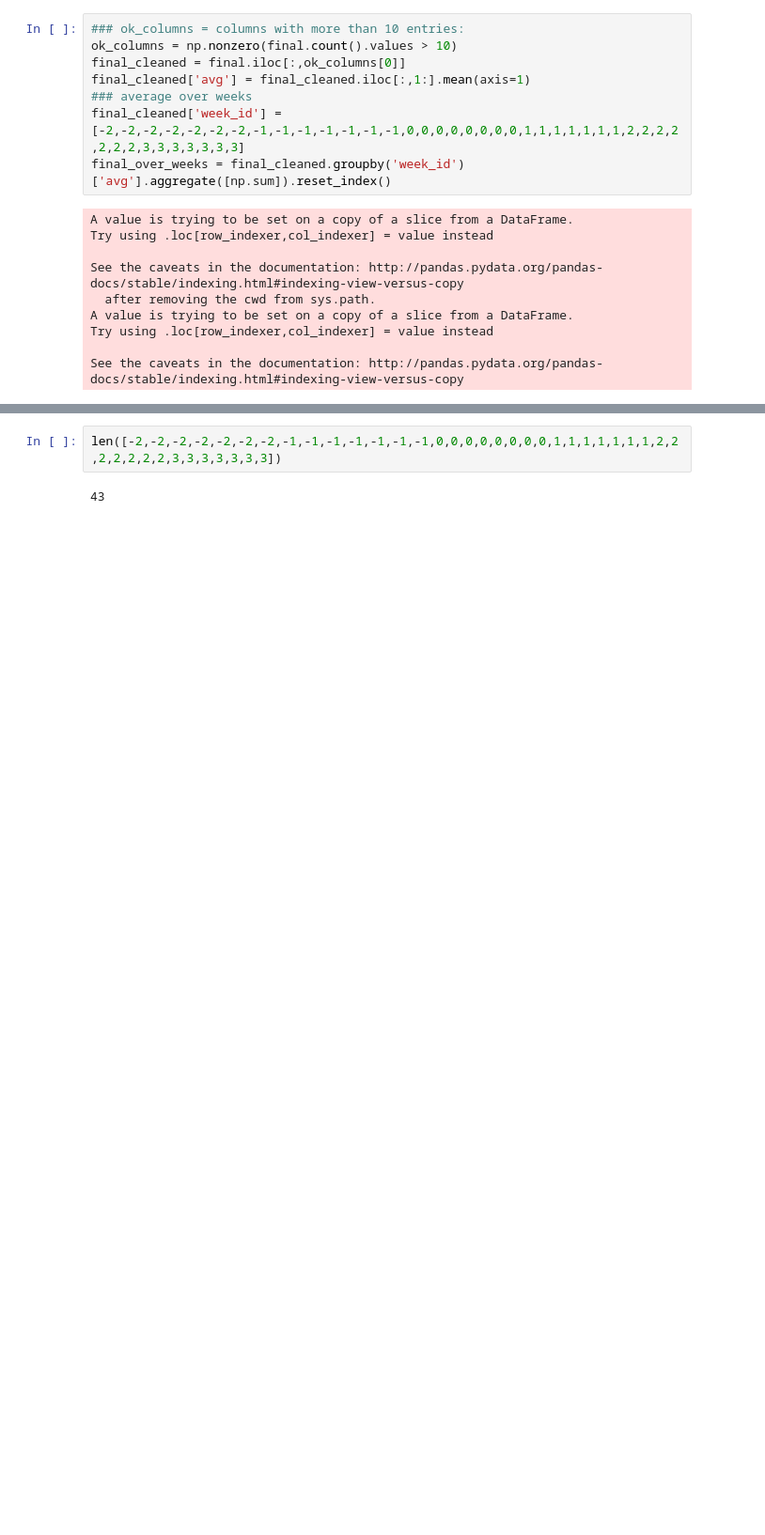
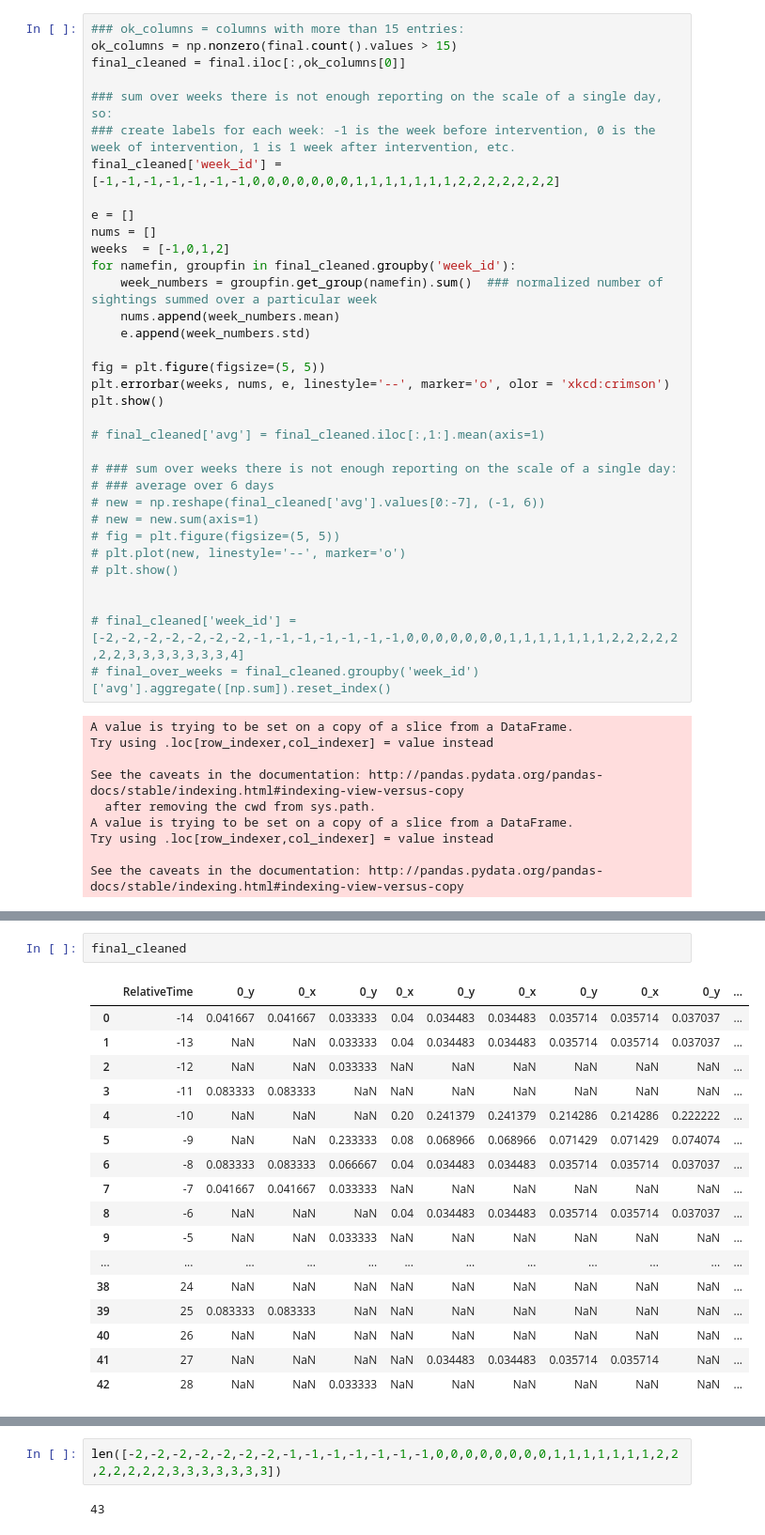
Before and after one commit to anahocevar/DataIncubatorApplicationFeb2018, a Jupyter notebook: Rats.ipynb, the cells around one changed output, grey strips where cells are left out. Shown at 94% size. Saved outputs shown, nothing was run; the diff lists cells and outputs as text; blank space fills up the shorter version.

```diff
--- a/Rats.ipynb
+++ b/Rats.ipynb
@@ -155,13 +155,39 @@ for name, group in bait_interventions.groupby('YearMonthDay'):
                 ### final = a dataframe with normalized number of sightings measured in relative time in square around baiting intervention
                 final = pd.merge(final, sightings_in_sq_final.iloc[:,1:3], on='RelativeTime', how='left')
 # %%
-### ok_columns = columns with more than 10 entries:
-ok_columns = np.nonzero(final.count().values > 10)
+### ok_columns = columns with more than 15 entries:
+ok_columns = np.nonzero(final.count().values > 15)
 final_cleaned = final.iloc[:,ok_columns[0]]
-final_cleaned['avg'] = final_cleaned.iloc[:,1:].mean(axis=1)
-### average over weeks
-final_cleaned['week_id'] = [-2,-2,-2,-2,-2,-2,-2,-1,-1,-1,-1,-1,-1,-1,0,0,0,0,0,0,0,0,1,1,1,1,1,1,1,2,2,2,2,2,2,2,3,3,3,3,3,3,3]
-final_over_weeks = final_cleaned.groupby('week_id')['avg'].aggregate([np.sum]).reset_index()
+
+### sum over weeks there is not enough reporting on the scale of a single day, so:
+### create labels for each week: -1 is the week before intervention, 0 is the week of intervention, 1 is 1 week after intervention, etc.
+final_cleaned['week_id'] = [-1,-1,-1,-1,-1,-1,-1,0,0,0,0,0,0,0,1,1,1,1,1,1,1,2,2,2,2,2,2,2]
+
+e = []
+nums = []
+weeks  = [-1,0,1,2]
+for namefin, groupfin in final_cleaned.groupby('week_id'):
+    week_numbers = groupfin.get_group(namefin).sum()  ### normalized number of sightings summed over a particular week
+    nums.append(week_numbers.mean)
+    e.append(week_numbers.std)
+
+fig = plt.figure(figsize=(5, 5))
+plt.errorbar(weeks, nums, e, linestyle='--', marker='o', olor = 'xkcd:crimson')
+plt.show()
+
+# final_cleaned['avg'] = final_cleaned.iloc[:,1:].mean(axis=1)
+
+# ### sum over weeks there is not enough reporting on the scale of a single day:
+# ### average over 6 days
+# new = np.reshape(final_cleaned['avg'].values[0:-7], (-1, 6))
+# new = new.sum(axis=1)
+# fig = plt.figure(figsize=(5, 5))
+# plt.plot(new, linestyle='--', marker='o')
+# plt.show()
+
+
+# final_cleaned['week_id'] = [-2,-2,-2,-2,-2,-2,-2,-1,-1,-1,-1,-1,-1,-1,0,0,0,0,0,0,0,1,1,1,1,1,1,1,2,2,2,2,2,2,2,3,3,3,3,3,3,3,4]
+# final_over_weeks = final_cleaned.groupby('week_id')['avg'].aggregate([np.sum]).reset_index()
 # %% [output]
 A value is trying to be set on a copy of a slice from a DataFrame.
 Try using .loc[row_indexer,col_indexer] = value instead
@@ -212,0 +247,20 @@ np.nonzero(final.count().values > 10)
+# %%
+final_cleaned
+# %% [output]
+|  | RelativeTime | 0_y | 0_x | 0_y | 0_x | 0_y | 0_x | 0_y | 0_x | 0_y | ... |
+| 0 | -14 | 0.041667 | 0.041667 | 0.033333 | 0.04 | 0.034483 | 0.034483 | 0.035714 | 0.035714 | 0.037037 | ... |
+| 1 | -13 | NaN | NaN | 0.033333 | 0.04 | 0.034483 | 0.034483 | 0.035714 | 0.035714 | 0.037037 | ... |
+| 2 | -12 | NaN | NaN | 0.033333 | NaN | NaN | NaN | NaN | NaN | NaN | ... |
+| 3 | -11 | 0.083333 | 0.083333 | NaN | NaN | NaN | NaN | NaN | NaN | NaN | ... |
+| 4 | -10 | NaN | NaN | NaN | 0.20 | 0.241379 | 0.241379 | 0.214286 | 0.214286 | 0.222222 | ... |
+| 5 | -9 | NaN | NaN | 0.233333 | 0.08 | 0.068966 | 0.068966 | 0.071429 | 0.071429 | 0.074074 | ... |
+| 6 | -8 | 0.083333 | 0.083333 | 0.066667 | 0.04 | 0.034483 | 0.034483 | 0.035714 | 0.035714 | 0.037037 | ... |
+| 7 | -7 | 0.041667 | 0.041667 | 0.033333 | NaN | NaN | NaN | NaN | NaN | NaN | ... |
+| 8 | -6 | NaN | NaN | NaN | 0.04 | 0.034483 | 0.034483 | 0.035714 | 0.035714 | 0.037037 | ... |
+| 9 | -5 | NaN | NaN | 0.033333 | NaN | NaN | NaN | NaN | NaN | NaN | ... |
+| ... | ... | ... | ... | ... | ... | ... | ... | ... | ... | ... | ... |
+| 38 | 24 | NaN | NaN | NaN | NaN | NaN | NaN | NaN | NaN | NaN | ... |
+| 39 | 25 | 0.083333 | 0.083333 | NaN | NaN | NaN | NaN | NaN | NaN | NaN | ... |
+| 40 | 26 | NaN | NaN | NaN | NaN | NaN | NaN | NaN | NaN | NaN | ... |
+| 41 | 27 | NaN | NaN | NaN | NaN | 0.034483 | 0.034483 | 0.035714 | 0.035714 | NaN | ... |
+| 42 | 28 | NaN | NaN | 0.033333 | NaN | NaN | NaN | NaN | NaN | NaN | ... |
```
Also changed, not shown: parts of 9 cells of this notebook, 1 other file.
